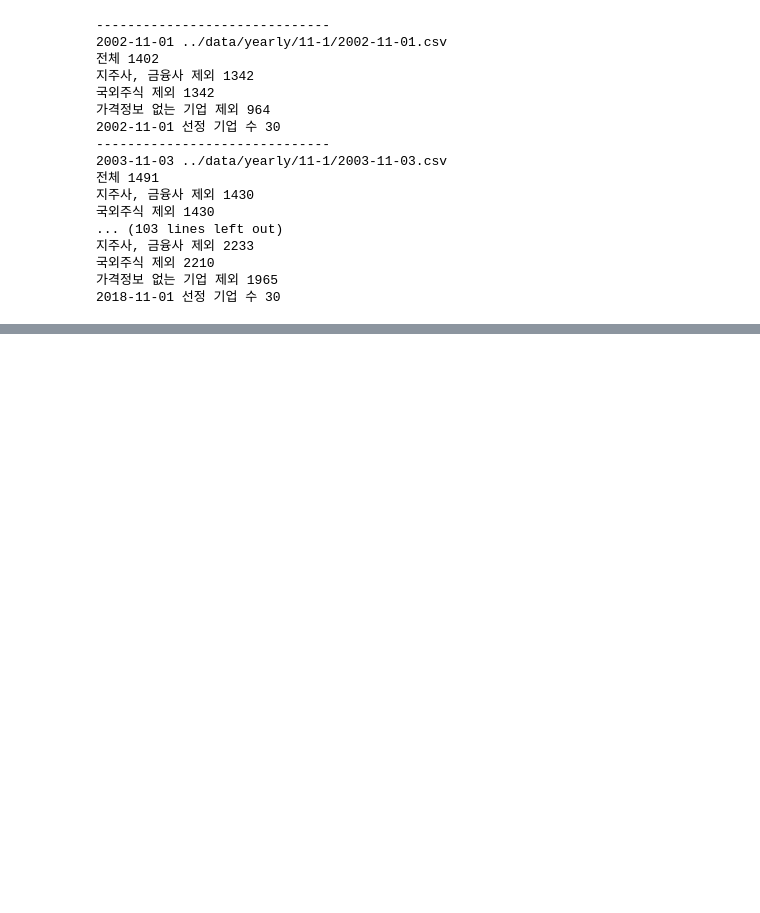
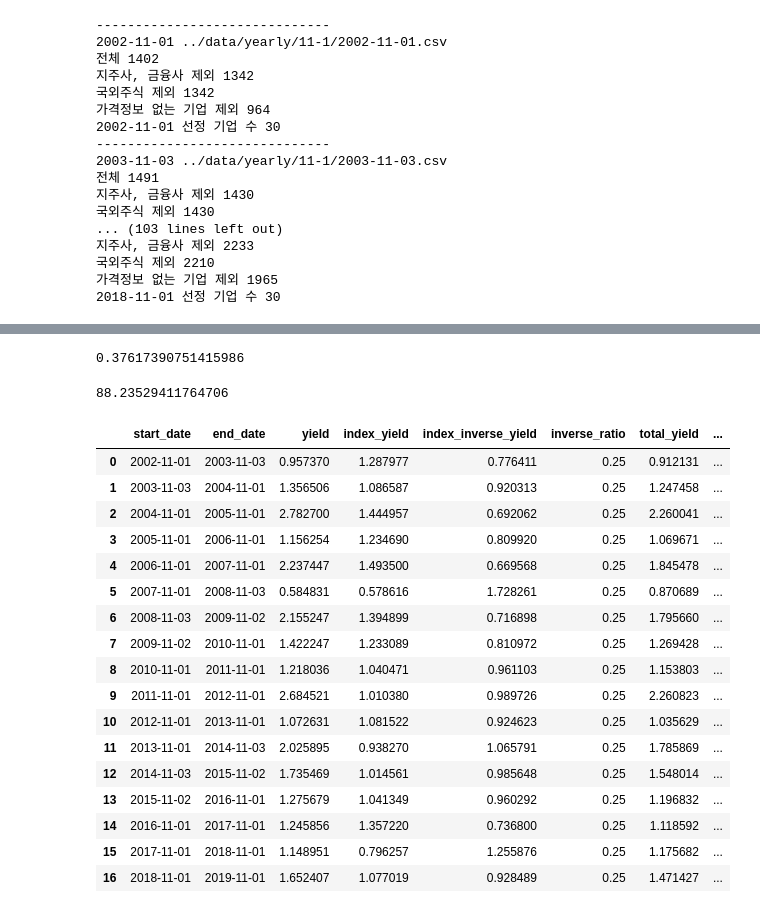
Before and after one commit to ethanscho/backtest-playground, a Jupyter notebook: quantitative-value/backtest.ipynb, the cells around one changed output, grey strips where cells are left out. Drawn from its saved outputs; the diff is of its cells as text; code cells hidden in the pictures; blank space fills up the shorter version.

Commit message:
Add inverse etf

```diff
--- a/quantitative-value/backtest.ipynb
+++ b/quantitative-value/backtest.ipynb
@@ -374,0 +377,5 @@ for duration in range(1, 17):
+# %%
+df_hedge = df_account[['start_date', 'end_date', 'yield']]
+# %%
+df_hedge['index_yield'] = df_hedge.apply(lambda x: get_inverse_yield(x), axis=1)
+df_hedge['index_inverse_yield'] = 1 / df_hedge['index_yield']
@@ -374,0 +392,3 @@ for duration in range(1, 17):
+# %%
+df_hedge['inverse_ratio'] = 0.25
+df_hedge['total_yield'] = df_hedge['yield'] * (1.0 - df_hedge['inverse_ratio']) + df_hedge['index_inverse_yield'] * df_hedge['inverse_ratio']
@@ -374,0 +405,4 @@ for duration in range(1, 17):
+# %%
+# 수수료 고려
+df_hedge['fee_yield'] = df_hedge['yield'] * 0.99
+df_hedge['fee_total'] = df_hedge['total_yield'] * 0.99
@@ -374,0 +456,41 @@ for duration in range(1, 17):
+# %%
+# 수익률 표준편차 구하기
+filetered_yield = list(df_hedge['fee_total']).copy()
+
+# outlier 제거
+filetered_yield.remove(max(filetered_yield))
+filetered_yield.remove(min(filetered_yield))
+
+statistics.stdev(filetered_yield)
+# %% [output]
+0.37617390751415986
+# %%
+# 평균 승률
+yields = []
+for i in range(len(df_hedge)):
+    yields.append(df_hedge.iloc[i]['fee_total'])
+
+(sum([val > 1.0 for val in yields]) / len(yields)) * 100.0
+# %% [output]
+88.23529411764706
+# %%
+df_hedge
+# %% [output]
+|  | start_date | end_date | yield | index_yield | index_inverse_yield | inverse_ratio | total_yield | ... |
+| 0 | 2002-11-01 | 2003-11-03 | 0.957370 | 1.287977 | 0.776411 | 0.25 | 0.912131 | ... |
+| 1 | 2003-11-03 | 2004-11-01 | 1.356506 | 1.086587 | 0.920313 | 0.25 | 1.247458 | ... |
+| 2 | 2004-11-01 | 2005-11-01 | 2.782700 | 1.444957 | 0.692062 | 0.25 | 2.260041 | ... |
+| 3 | 2005-11-01 | 2006-11-01 | 1.156254 | 1.234690 | 0.809920 | 0.25 | 1.069671 | ... |
+| 4 | 2006-11-01 | 2007-11-01 | 2.237447 | 1.493500 | 0.669568 | 0.25 | 1.845478 | ... |
+| 5 | 2007-11-01 | 2008-11-03 | 0.584831 | 0.578616 | 1.728261 | 0.25 | 0.870689 | ... |
+| 6 | 2008-11-03 | 2009-11-02 | 2.155247 | 1.394899 | 0.716898 | 0.25 | 1.795660 | ... |
+| 7 | 2009-11-02 | 2010-11-01 | 1.422247 | 1.233089 | 0.810972 | 0.25 | 1.269428 | ... |
+| 8 | 2010-11-01 | 2011-11-01 | 1.218036 | 1.040471 | 0.961103 | 0.25 | 1.153803 | ... |
+| 9 | 2011-11-01 | 2012-11-01 | 2.684521 | 1.010380 | 0.989726 | 0.25 | 2.260823 | ... |
+| 10 | 2012-11-01 | 2013-11-01 | 1.072631 | 1.081522 | 0.924623 | 0.25 | 1.035629 | ... |
+| 11 | 2013-11-01 | 2014-11-03 | 2.025895 | 0.938270 | 1.065791 | 0.25 | 1.785869 | ... |
+| 12 | 2014-11-03 | 2015-11-02 | 1.735469 | 1.014561 | 0.985648 | 0.25 | 1.548014 | ... |
+| 13 | 2015-11-02 | 2016-11-01 | 1.275679 | 1.041349 | 0.960292 | 0.25 | 1.196832 | ... |
+| 14 | 2016-11-01 | 2017-11-01 | 1.245856 | 1.357220 | 0.736800 | 0.25 | 1.118592 | ... |
+| 15 | 2017-11-01 | 2018-11-01 | 1.148951 | 0.796257 | 1.255876 | 0.25 | 1.175682 | ... |
+| 16 | 2018-11-01 | 2019-11-01 | 1.652407 | 1.077019 | 0.928489 | 0.25 | 1.471427 | ... |
```
Also changed, not shown: parts of 28 cells of this notebook, 1 other file.
